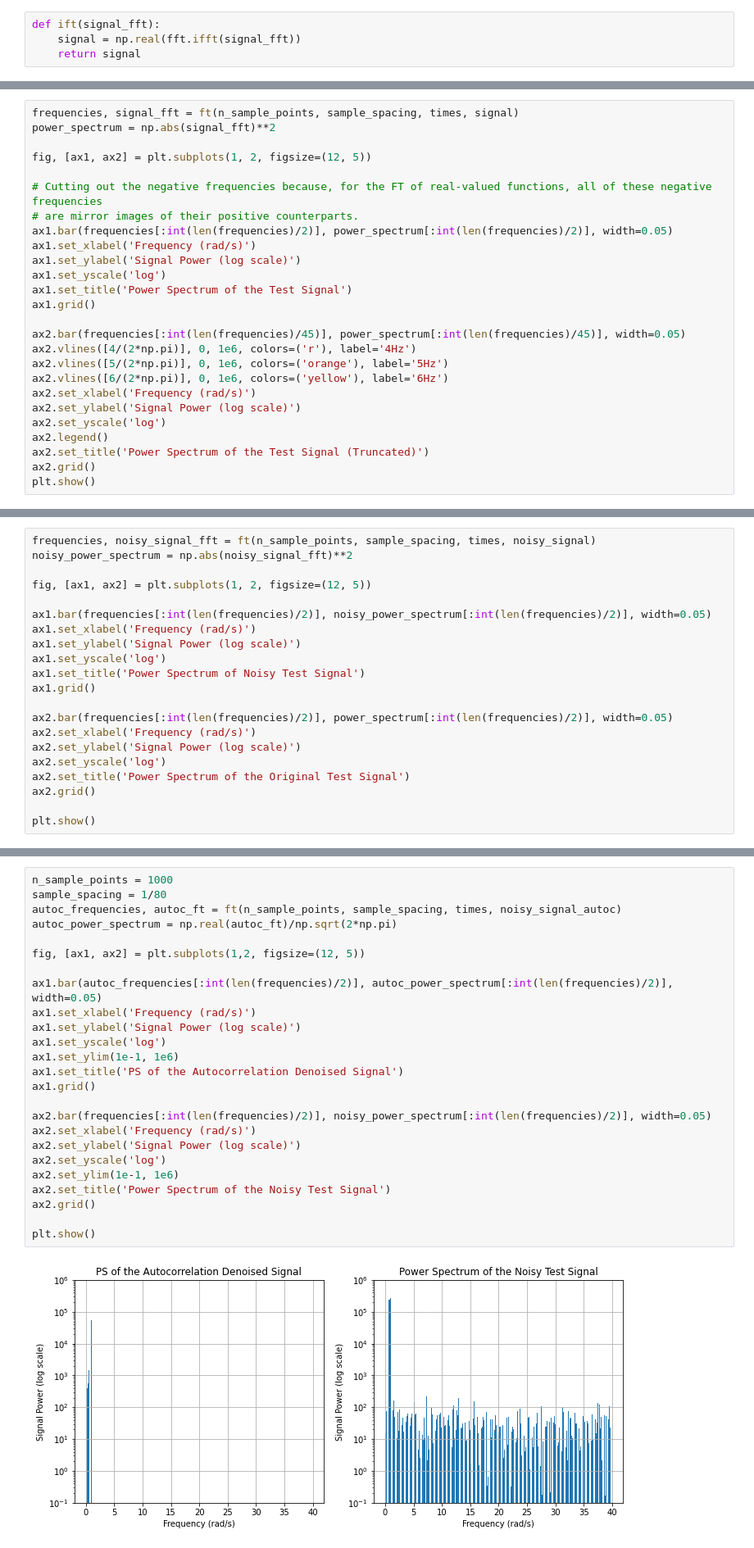
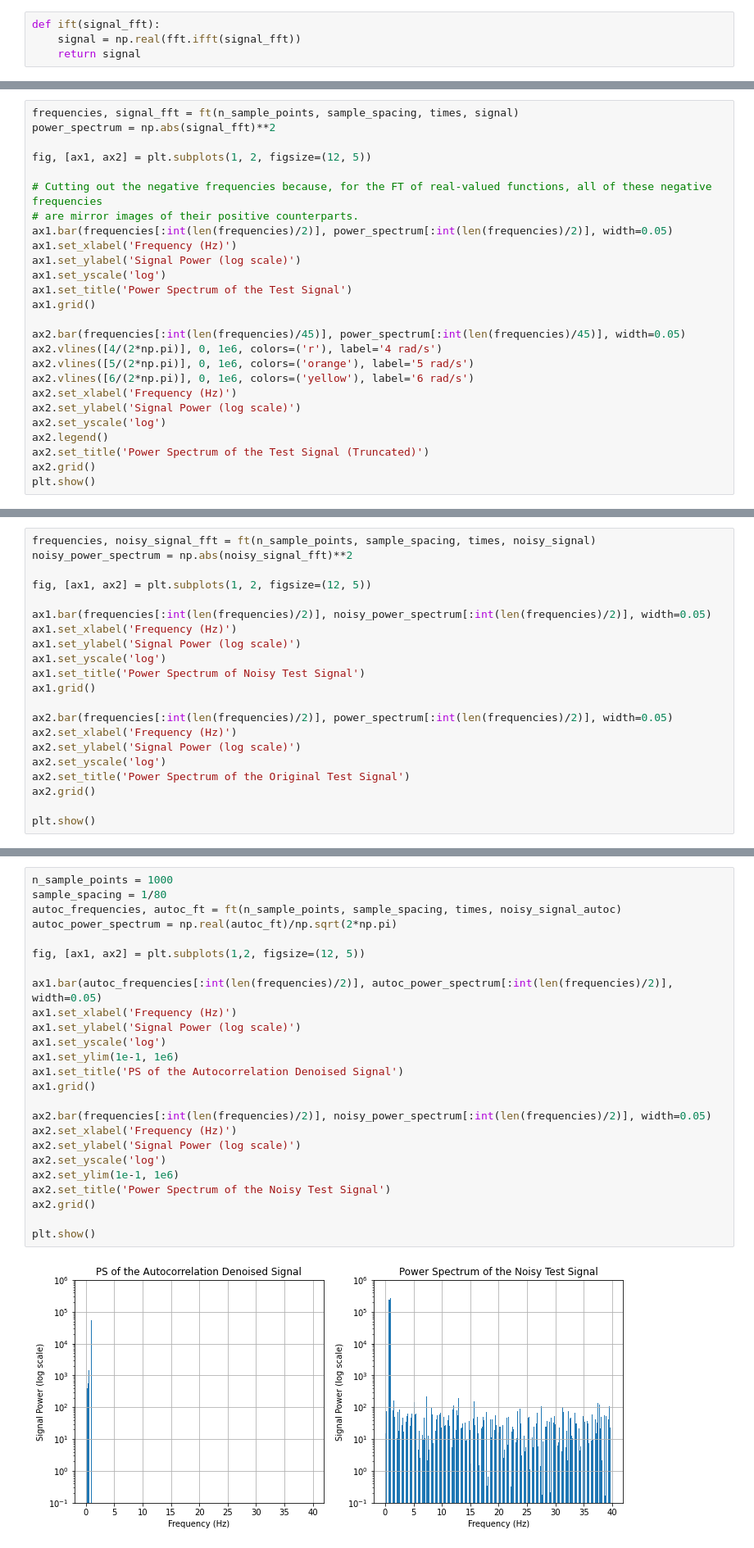
Before and after one commit to JSheare/Computational-Physics, a Jupyter notebook: Final Project.ipynb, the cells around one changed output, grey strips where cells are left out. Shown at 82% size. Drawn from its saved outputs; the diff is of its cells as text.

```diff
--- a/Final Project.ipynb
+++ b/Final Project.ipynb
@@ -44,17 +43,17 @@ fig, [ax1, ax2] = plt.subplots(1, 2, figsize=(12, 5))
 # Cutting out the negative frequencies because, for the FT of real-valued functions, all of these negative frequencies
 # are mirror images of their positive counterparts.
 ax1.bar(frequencies[:int(len(frequencies)/2)], power_spectrum[:int(len(frequencies)/2)], width=0.05)
-ax1.set_xlabel('Frequency (rad/s)')
+ax1.set_xlabel('Frequency (Hz)')
 ax1.set_ylabel('Signal Power (log scale)')
 ax1.set_yscale('log')
 ax1.set_title('Power Spectrum of the Test Signal')
 ax1.grid()
 
 ax2.bar(frequencies[:int(len(frequencies)/45)], power_spectrum[:int(len(frequencies)/45)], width=0.05)
-ax2.vlines([4/(2*np.pi)], 0, 1e6, colors=('r'), label='4Hz')
-ax2.vlines([5/(2*np.pi)], 0, 1e6, colors=('orange'), label='5Hz')
-ax2.vlines([6/(2*np.pi)], 0, 1e6, colors=('yellow'), label='6Hz')
-ax2.set_xlabel('Frequency (rad/s)')
+ax2.vlines([4/(2*np.pi)], 0, 1e6, colors=('r'), label='4 rad/s')
+ax2.vlines([5/(2*np.pi)], 0, 1e6, colors=('orange'), label='5 rad/s')
+ax2.vlines([6/(2*np.pi)], 0, 1e6, colors=('yellow'), label='6 rad/s')
+ax2.set_xlabel('Frequency (Hz)')
 ax2.set_ylabel('Signal Power (log scale)')
 ax2.set_yscale('log')
 ax2.legend()
@@ -106,14 +105,14 @@ noisy_power_spectrum = np.abs(noisy_signal_fft)**2
 fig, [ax1, ax2] = plt.subplots(1, 2, figsize=(12, 5))
 
 ax1.bar(frequencies[:int(len(frequencies)/2)], noisy_power_spectrum[:int(len(frequencies)/2)], width=0.05)
-ax1.set_xlabel('Frequency (rad/s)')
+ax1.set_xlabel('Frequency (Hz)')
 ax1.set_ylabel('Signal Power (log scale)')
 ax1.set_yscale('log')
 ax1.set_title('Power Spectrum of Noisy Test Signal')
 ax1.grid()
 
 ax2.bar(frequencies[:int(len(frequencies)/2)], power_spectrum[:int(len(frequencies)/2)], width=0.05)
-ax2.set_xlabel('Frequency (rad/s)')
+ax2.set_xlabel('Frequency (Hz)')
 ax2.set_ylabel('Signal Power (log scale)')
 ax2.set_yscale('log')
 ax2.set_title('Power Spectrum of the Original Test Signal')
@@ -155,30 +154,30 @@ plt.show()
 # %%
 n_sample_points = 1000
 sample_spacing = 1/80
 autoc_frequencies, autoc_ft = ft(n_sample_points, sample_spacing, times, noisy_signal_autoc)
 autoc_power_spectrum = np.real(autoc_ft)/np.sqrt(2*np.pi)
 
 fig, [ax1, ax2] = plt.subplots(1,2, figsize=(12, 5))
 
 ax1.bar(autoc_frequencies[:int(len(frequencies)/2)], autoc_power_spectrum[:int(len(frequencies)/2)], width=0.05)
-ax1.set_xlabel('Frequency (rad/s)')
+ax1.set_xlabel('Frequency (Hz)')
 ax1.set_ylabel('Signal Power (log scale)')
 ax1.set_yscale('log')
 ax1.set_ylim(1e-1, 1e6)
 ax1.set_title('PS of the Autocorrelation Denoised Signal')
 ax1.grid()
 
 ax2.bar(frequencies[:int(len(frequencies)/2)], noisy_power_spectrum[:int(len(frequencies)/2)], width=0.05)
-ax2.set_xlabel('Frequency (rad/s)')
+ax2.set_xlabel('Frequency (Hz)')
 ax2.set_ylabel('Signal Power (log scale)')
 ax2.set_yscale('log')
 ax2.set_ylim(1e-1, 1e6)
 ax2.set_title('Power Spectrum of the Noisy Test Signal')
 ax2.grid()
 
 plt.show()
 # %% [output]
-[figure, old version]
+[figure, new version]
 # %%
 def windowed_sinc(times, cutoff_freq):
     m = len(times)
```
Also changed, not shown: parts of 8 cells of this notebook.
